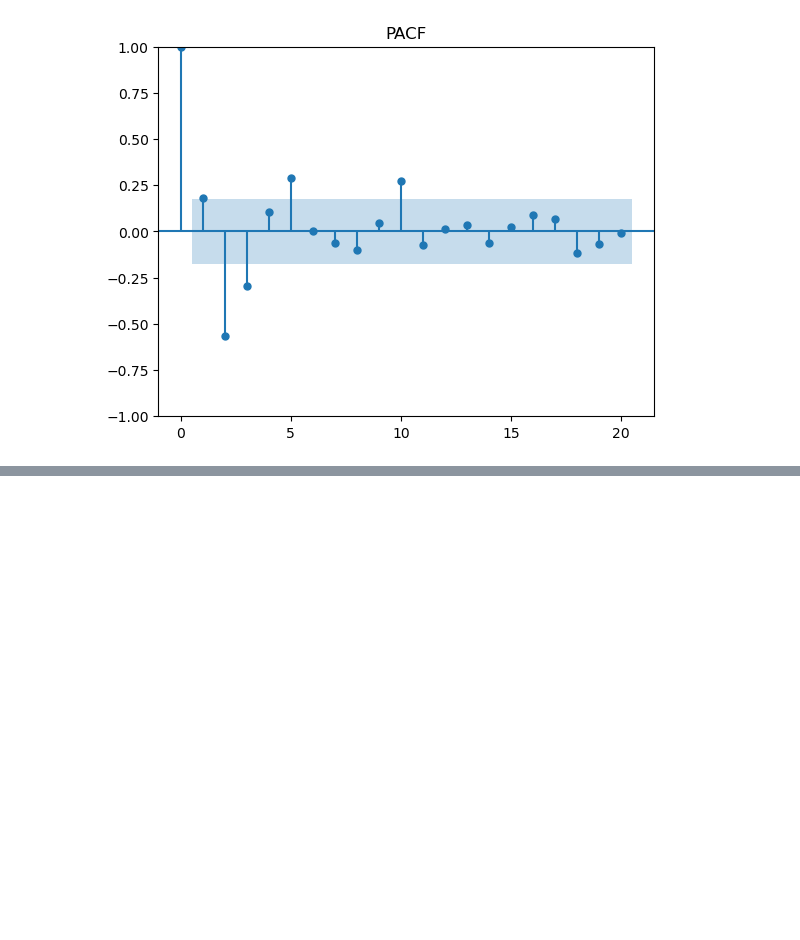
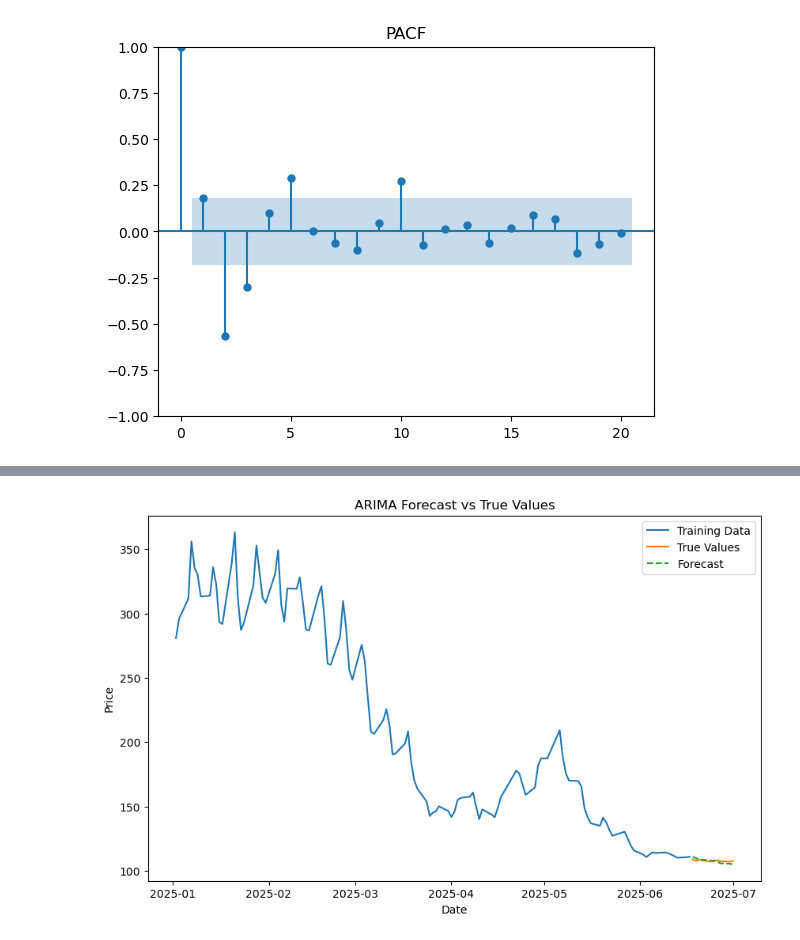
Before and after one commit to UoB-DSMP-2023-24/dsmp-2024-group20, a Jupyter notebook: ARIMA/ARIMA_implement.ipynb, the cells around one changed output, grey strips where cells are left out. Saved outputs shown, nothing was run; the diff lists cells and outputs as text; code cells hidden in the pictures; blank space fills up the shorter version.

Commit message:
mod: ARIMA

```diff
--- a/ARIMA/ARIMA_implement.ipynb
+++ b/ARIMA/ARIMA_implement.ipynb
@@ -61,10 +81,10 @@ pacf.show()
 # %% [output]
 [figure]
 # %%
-model = ARIMA(price_diff, order=(6, 1, 6))
+model = ARIMA(train_data, order=(6, 1, 6))
 # %%
 results = model.fit()
 # %%
-forecast = results.forecast(steps=5)
+forecast = results.forecast(steps=10)
 # %%
-forecast
+forecast_df = pd.DataFrame(forecast.values, index=test_data.index)
@@ -77,0 +106,12 @@ Name: predicted_mean, dtype: float64
+# %%
+plt.figure(figsize=(10, 6))
+plt.plot(train_data, label='Training Data')
+plt.plot(test_data, label='True Values')
+plt.plot(forecast_df, label='Forecast', linestyle='--')
+plt.xlabel('Date')
+plt.ylabel('Price')
+plt.title('ARIMA Forecast vs True Values')
+plt.legend()
+plt.show()
+# %% [output]
+[figure, added]
```
Also changed, not shown: parts of 8 cells of this notebook.
